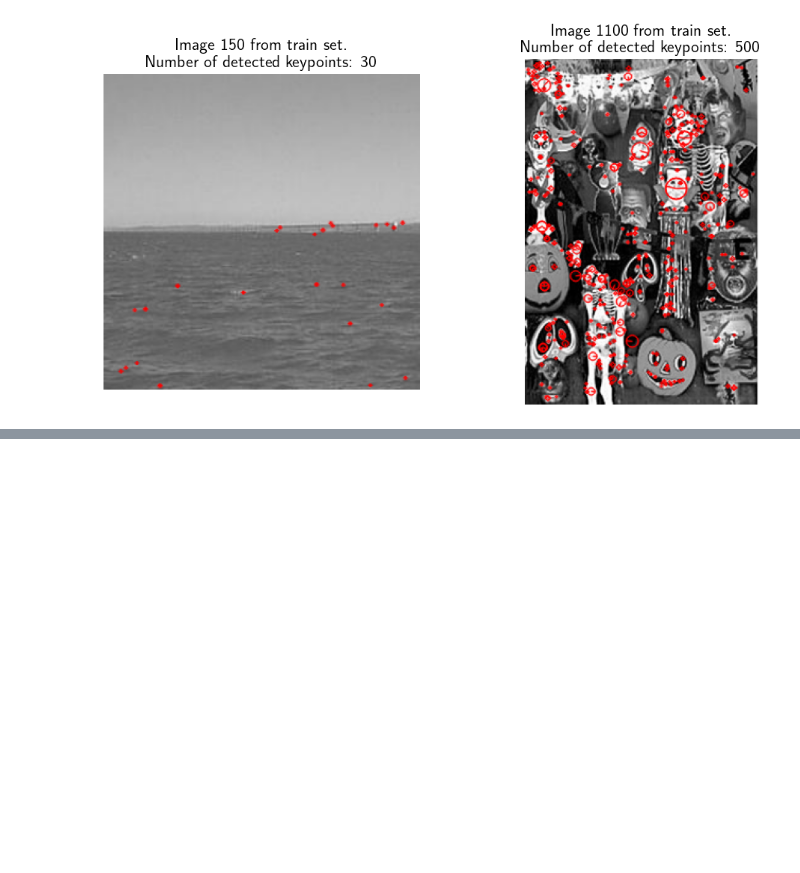
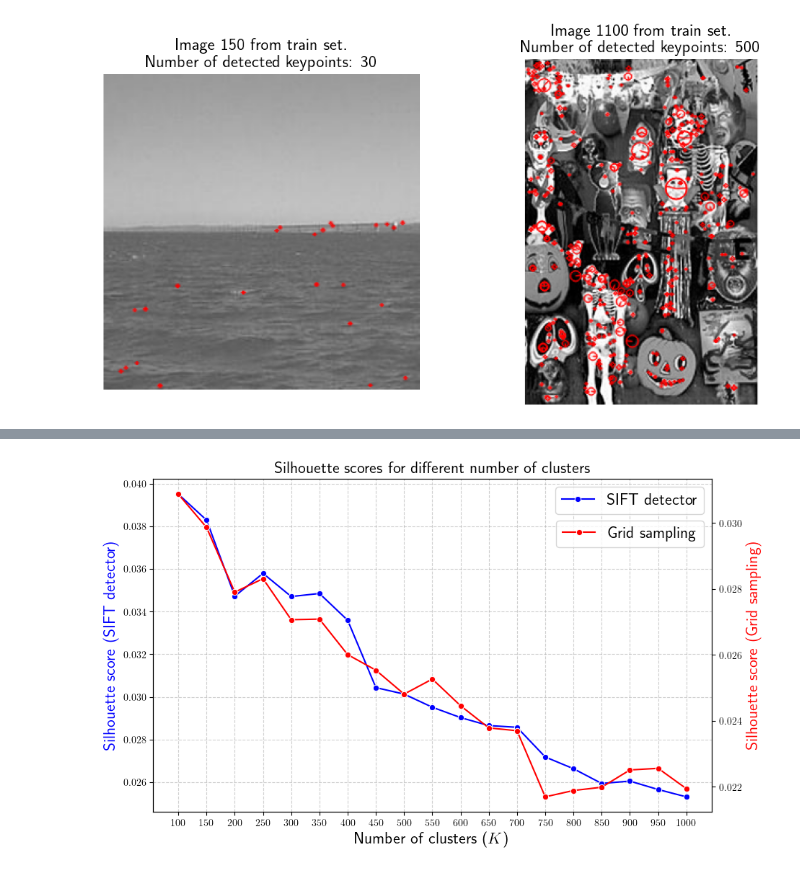
Before and after one commit to marcotallone/bow-classifier, a Jupyter notebook: notebooks/results-plots.ipynb, the cells around one changed output, grey strips where cells are left out. Saved outputs shown, nothing was run; the diff lists cells and outputs as text; code cells hidden in the pictures; blank space fills up the shorter version.

```diff
--- a/notebooks/results-plots.ipynb
+++ b/notebooks/results-plots.ipynb
@@ -1639,0 +778,25 @@ print(s)
+# %%
+# Silhouette analysis
+K_values = np.arange(100, 1001, 50)
+
+silhouette_scores1 = []
+silhouette_scores2 = []
+
+sample_descriptors1 = sample_descriptors["detected"]
+sample_descriptors2 = sample_descriptors["grid"]
+
+for _K_ in tqdm.tqdm(K_values, desc="Computing silhouette scores", leave=False):
+
+    # Detected keypoints
+    kmeans1 = KMeans(n_clusters=_K_, random_state=42)
+    kmeans1.fit(sample_descriptors1)
+    cluster_labels1 = kmeans1.predict(sample_descriptors1)
+    silhouette_scores1.append(silhouette_score(sample_descriptors1, cluster_labels1))
+    del kmeans1, cluster_labels1
+
+    # Grid keypoints
+    kmeans2 = KMeans(n_clusters=_K_, random_state=42)
+    kmeans2.fit(sample_descriptors2)
+    cluster_labels2 = kmeans2.predict(sample_descriptors2)
+    silhouette_scores2.append(silhouette_score(sample_descriptors2, cluster_labels2))
+    del kmeans2, cluster_labels2
@@ -1639,0 +811,22 @@ print(s)
+# %%
+# Plot the silhouette scores
+fig, ax1 = plt.subplots(figsize=(10, 6))
+
+sns.lineplot(x=K_values, y=silhouette_scores1, marker="o", color="blue", ax=ax1, label="SIFT detector")
+
+ax2 = ax1.twinx()
+sns.lineplot(x=K_values, y=silhouette_scores2, marker="o", color="red", ax=ax2, label="Grid sampling")
+
+ax1.set_title("Silhouette scores for different number of clusters", fontsize=16)
+ax1.set_xlabel("Number of clusters" r" ($K$)", fontsize=16)
+ax1.set_ylabel("Silhouette score (SIFT detector)", color="blue", fontsize=16)
+ax2.set_ylabel("Silhouette score (Grid sampling)", color="red", fontsize=16)
+ax1.grid(True, linestyle='--', alpha=0.6)
+ax1.legend(loc="upper right", fontsize=16)
+ax2.legend(loc="upper right", bbox_to_anchor=(1, 0.9), fontsize=16)
+ax1.set_xticks(K_values)
+
+fig.savefig(os.path.join(IMAGE_DIR, "silhouette_scores_comparison.pdf"), bbox_inches='tight')
+plt.show()
+# %% [output]
+[figure, added]
```
Also changed, not shown: parts of 68 cells of this notebook, 1 other file.
